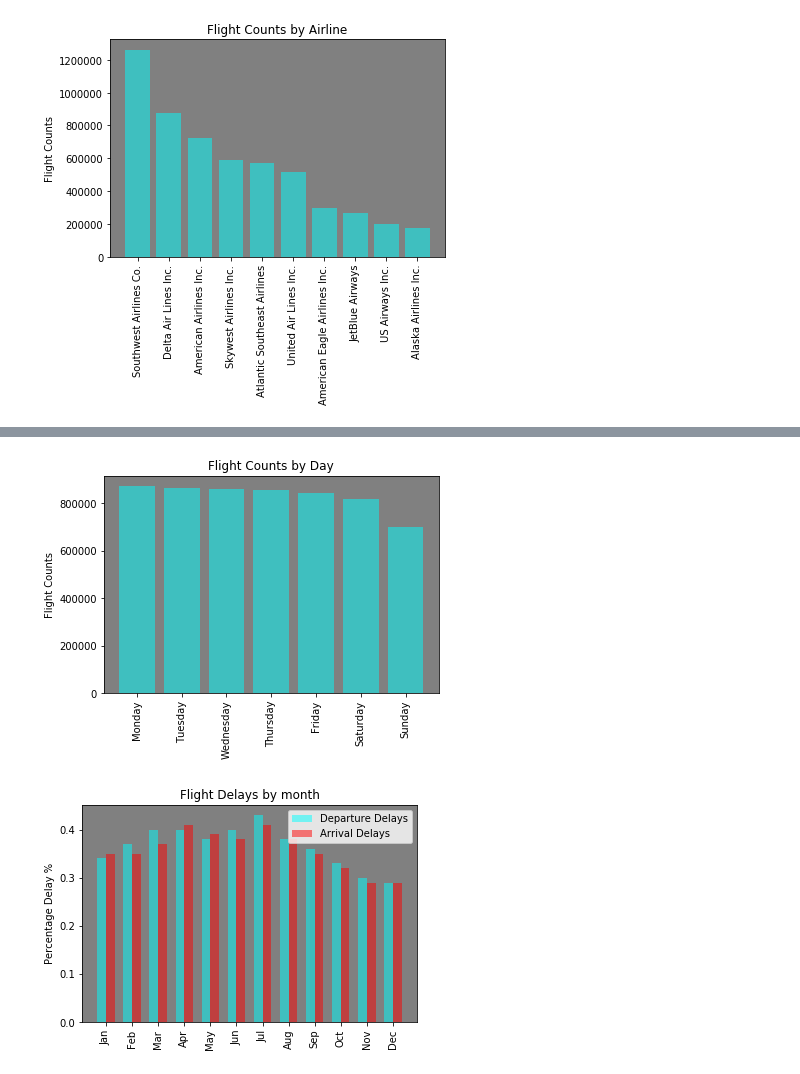
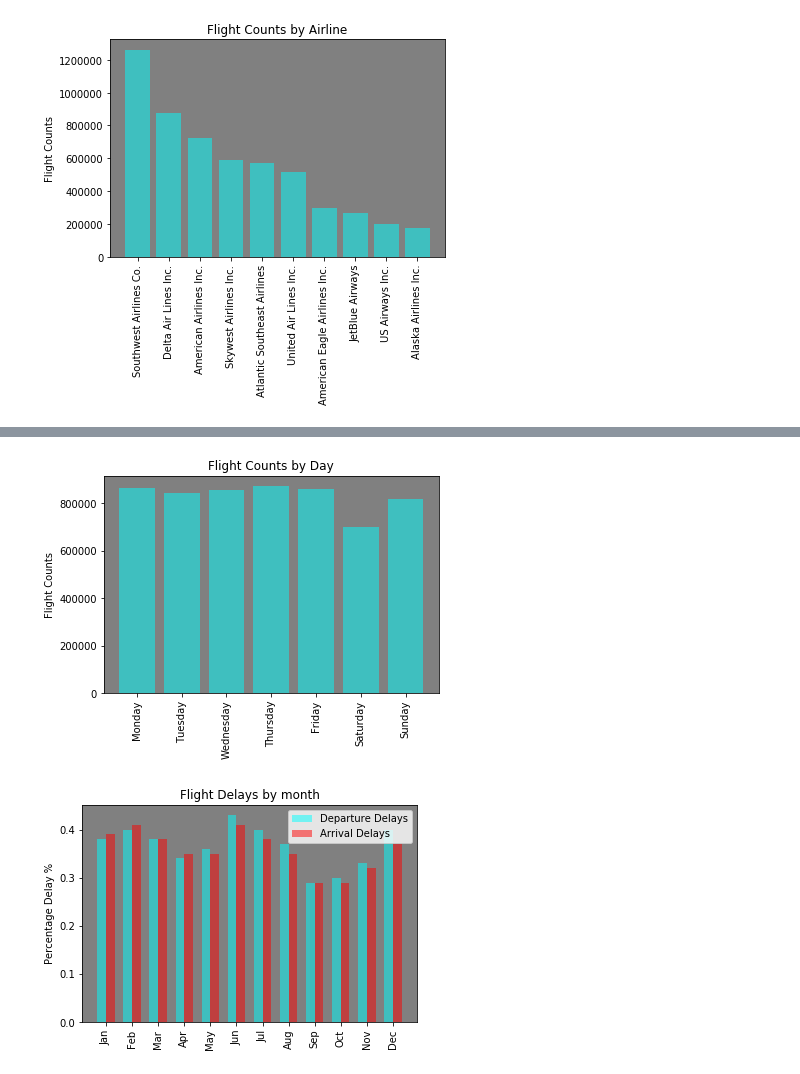
Before and after one commit to geoffkip/flight_delays, a Jupyter notebook: flight_delays.ipynb, the cells around one changed output, grey strips where cells are left out. Drawn from its saved outputs; the diff is of its cells as text; code cells hidden in the pictures.

```diff
--- a/flight_delays.ipynb
+++ b/flight_delays.ipynb
@@ -41,7 +41,9 @@ month = {1: 'Jan', 2: 'Feb', 3: 'Mar', 4: 'Apr', 5: 'May',
 day_of_week= {1:'Monday', 2:'Tuesday', 3:'Wednesday', 4:'Thursday', 5:'Friday', 6:'Saturday', 7:'Sunday'}
 
 flights_df.MONTH = flights_df.MONTH.map(month)
+flights_df["MONTH"]= pd.Categorical(flights_df['MONTH'], categories=["Jan", "Feb", "Mar", "Apr", "May", "Jun", "Jul", "Aug", "Sep", "Oct", "Nov", "Dec"], ordered=True)
 flights_df.DAY_OF_WEEK= flights_df.DAY_OF_WEEK.map(day_of_week)
+flights_df['DAY_OF_WEEK'] = pd.Categorical(flights_df['DAY_OF_WEEK'], categories=['Monday','Tuesday','Wednesday','Thursday','Friday','Saturday', 'Sunday'], ordered=True)
 
 # Code departure delay and arrival delay fields
 flights_df['DEPARTURE_DELAY'] = np.where(flights_df['DEPARTURE_DELAY']>0,1,0)
@@ -95,19 +98,20 @@ plt.show()
 # %%
 #4 Flights by day
 day_count= flights_df["DAY_OF_WEEK"].value_counts()
+day_count = day_count.sort_index()
 day= np.array(["Monday","Tuesday","Wednesday","Thursday","Friday","Saturday","Sunday"])
 y_pos=np.arange(len(day))
 
 fig=plt.figure()
 ax=fig.add_subplot(111)
 ax.bar(day,day_count,align='center',alpha=0.5,color='cyan')
 ax.set_facecolor('gray')
 plt.xticks(y_pos, day,rotation=90)
 plt.ylabel('Flight Counts')
 plt.title('Flight Counts by Day')
 plt.show()
 # %% [output]
-[figure, old version]
+[figure, new version]
 # %%
 # 5 Plot percentage delay by month
 # Which months had the highest percentage of departure and arrival delays?
@@ -131,4 +135,4 @@ plt.ylabel('Percentage Delay %')
 plt.title('Flight Delays by month')
 plt.show()
 # %% [output]
-[figure, old version]
+[figure, new version]
```
Also changed, not shown: parts of 1 cell of this notebook, 1 other file.
